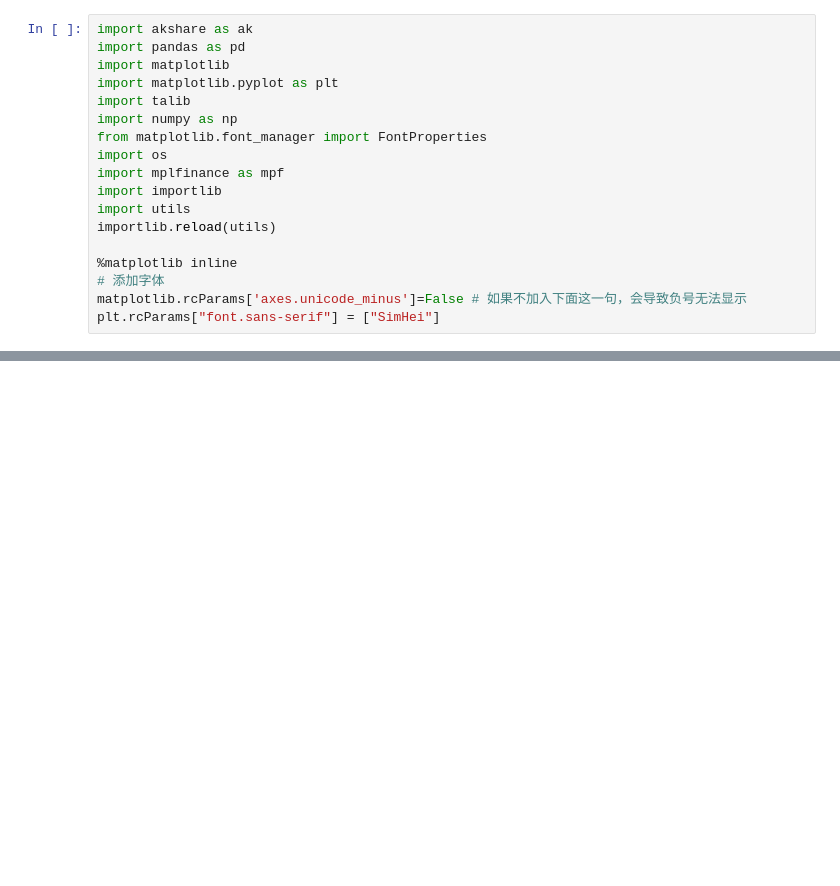
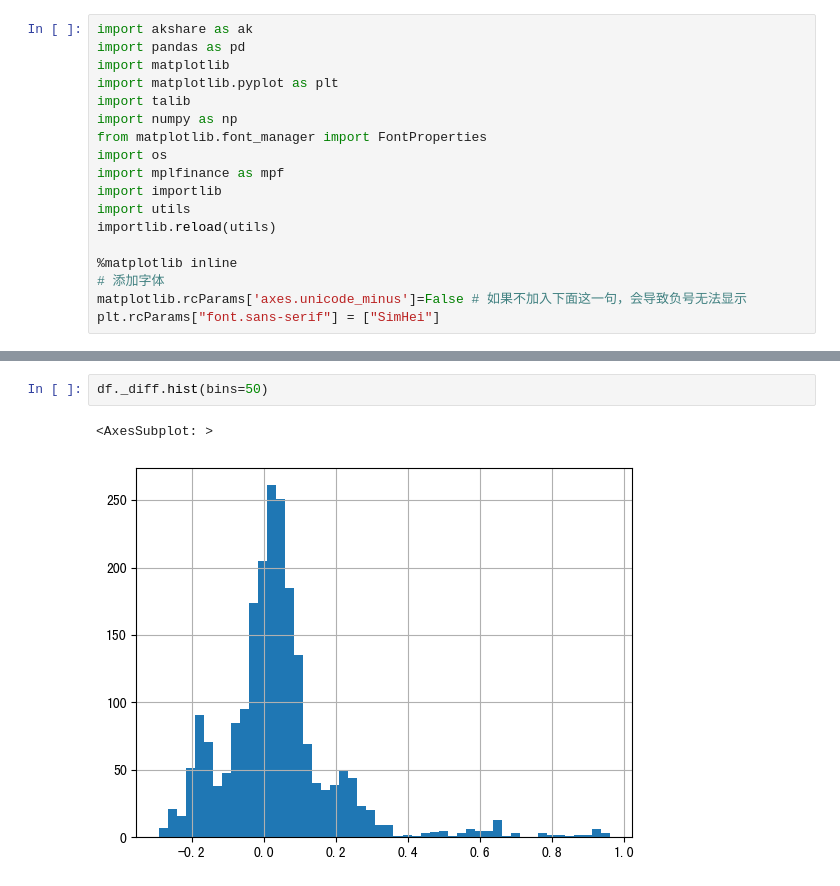
Before and after one commit to webclinic017/quant_research, a Jupyter notebook: dingtou/research/基金波动分析.ipynb, the cells around one changed output, grey strips where cells are left out. Saved outputs shown, nothing was run; the diff lists cells and outputs as text; blank space fills up the shorter version.

```diff
--- a/dingtou/research/基金波动分析.ipynb
+++ b/dingtou/research/基金波动分析.ipynb
@@ -107,0 +108,5 @@ min         0.000075
+# %%
+df._diff.hist(bins=50)
+# %% [output]
+<AxesSubplot: >
+[figure, added]
```
Also changed, not shown: parts of 2 cells of this notebook, 6 other files.
